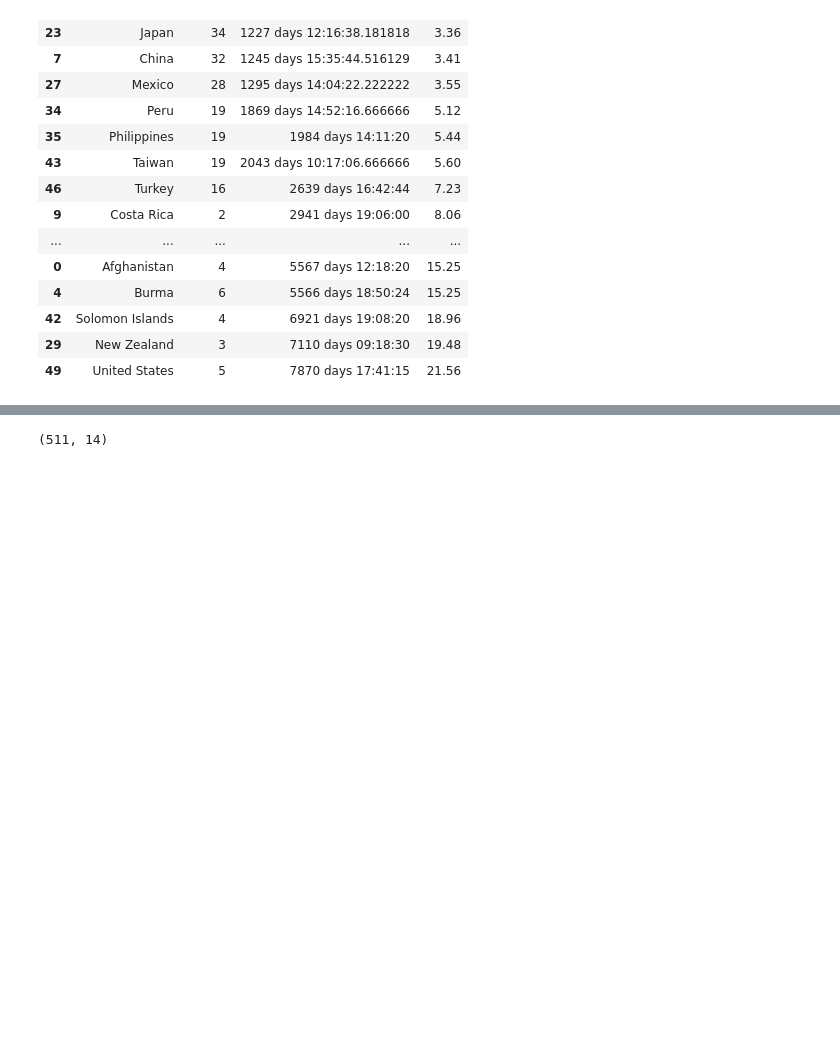
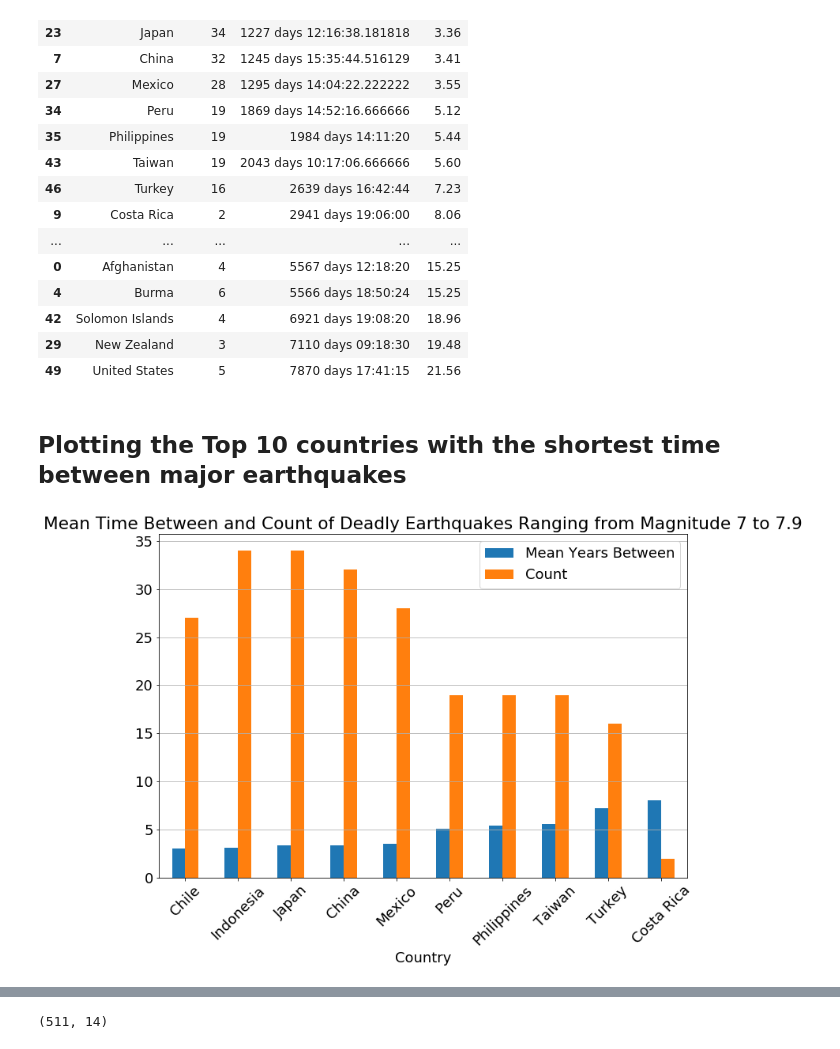
Before and after one commit to asidamo/Earthquakes-Analysis, a Jupyter notebook: DQ3_Andrew.ipynb, the cells around one changed output, grey strips where cells are left out. Drawn from its saved outputs; the diff is of its cells as text; code cells hidden in the pictures; blank space fills up the shorter version.

```diff
--- a/DQ3_Andrew.ipynb
+++ b/DQ3_Andrew.ipynb
@@ -781,3 +824,15 @@ time_diff_7_8.sort_values(by='years', ascending=True).head(20)
 | 42 | Solomon Islands | 4 | 6921 days 19:08:20 | 18.96 |
 | 29 | New Zealand | 3 | 7110 days 09:18:30 | 19.48 |
 | 49 | United States | 5 | 7870 days 17:41:15 | 21.56 |
+# %% [markdown]
+## Plotting the Top 10 countries with the shortest time between major earthquakes
+# %%
+time_diff_7_8.sort_values(by='years', ascending=True).head(10).plot(kind='bar', y=['years','count'], x='country', legend=True)
+plt.grid(axis='x')
+plt.legend(['Mean Years Between', 'Count'])
+plt.title('Mean Time Between and Count of Deadly Earthquakes Ranging from Magnitude 7 to 7.9')
+plt.xlabel('Country')
+#plt.ylabel('Mean Time Between Earthquakes (Years)')
+plt.xticks(rotation=45);
+# %% [output]
+[figure, added]
```
Also changed, not shown: parts of 20 cells of this notebook.
